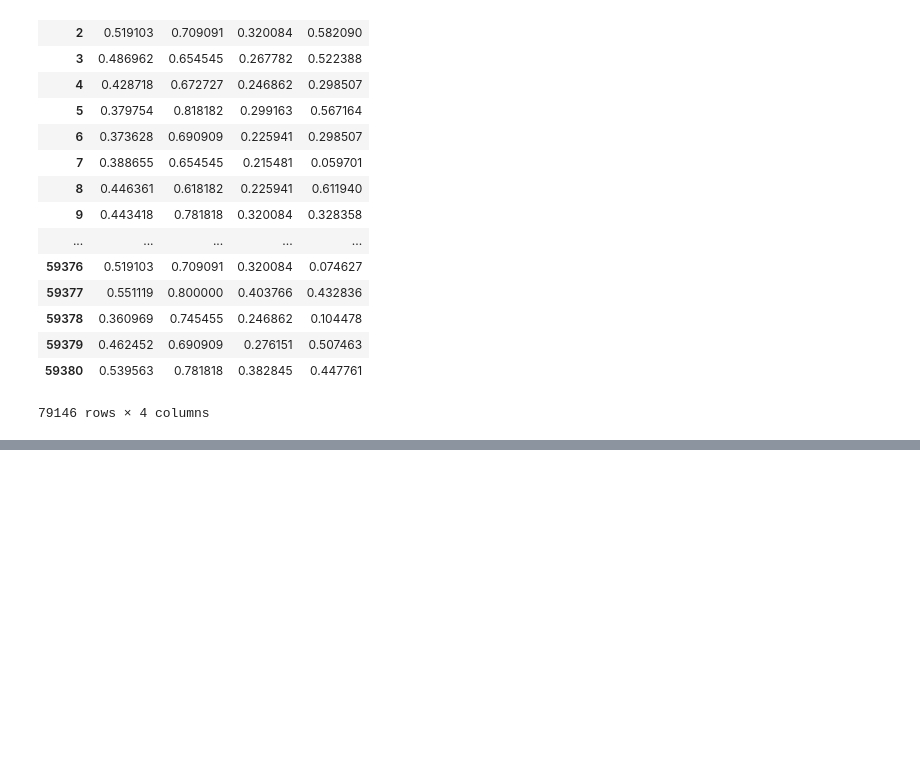
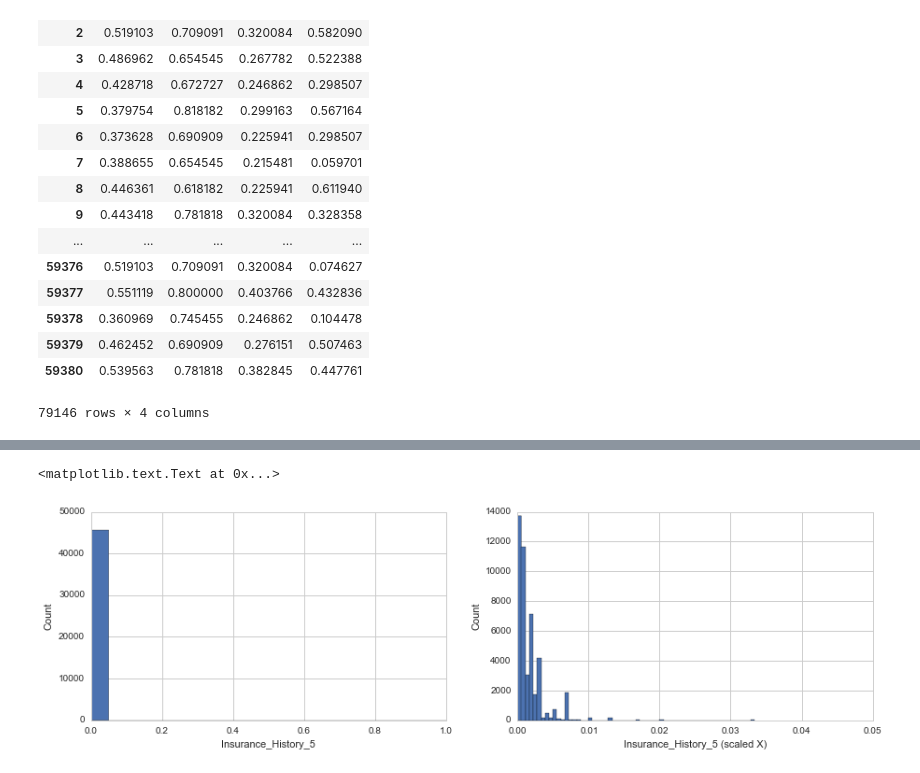
Before and after one commit to pburkard88/DS_BOS_07_Students, a Jupyter notebook: RichardSoohoo/project/prudential.ipynb, the cells around one changed output, grey strips where cells are left out. Drawn from its saved outputs; the diff is of its cells as text; code cells hidden in the pictures; blank space fills up the shorter version.

```diff
--- a/RichardSoohoo/project/prudential.ipynb
+++ b/RichardSoohoo/project/prudential.ipynb
@@ -138,0 +214,15 @@ P.show()
+# %%
+# Plot distribution for Insurance_History_5 with two different x-axis scalings
+
+fig, (axis1,axis2) = plt.subplots(1,2,figsize=(15,4))
+df["Insurance_History_5"].plot(kind='hist',bins=20,xlim=(0,1),ax=axis1)
+axis1.set_xlabel("Insurance_History_5")
+axis1.set_ylabel("Count")
+
+df["Insurance_History_5"][df["Insurance_History_5"]<0.034].plot(kind='hist',bins=60,xlim=(0,.05),ax=axis2)
+#np.log10(train["Insurance_History_5"]+1).plot(kind='hist',bins=100,ax=axis2)
+axis2.set_xlabel("Insurance_History_5 (scaled X)")
+axis2.set_ylabel("Count")
+# %% [output]
+<matplotlib.text.Text at 0x...>
+[figure, added]
```
Also changed, not shown: parts of 17 cells of this notebook, 6 other files.
